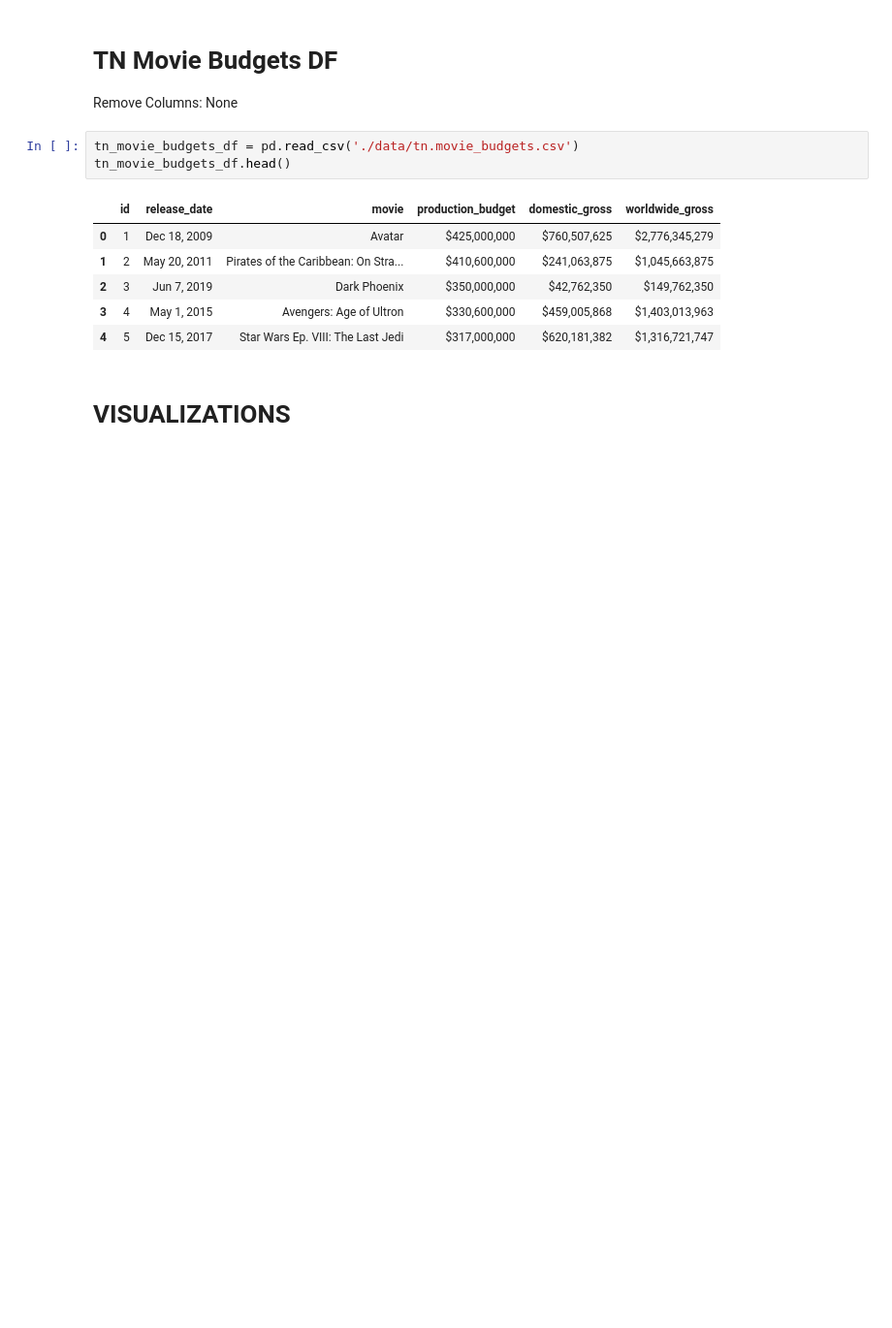
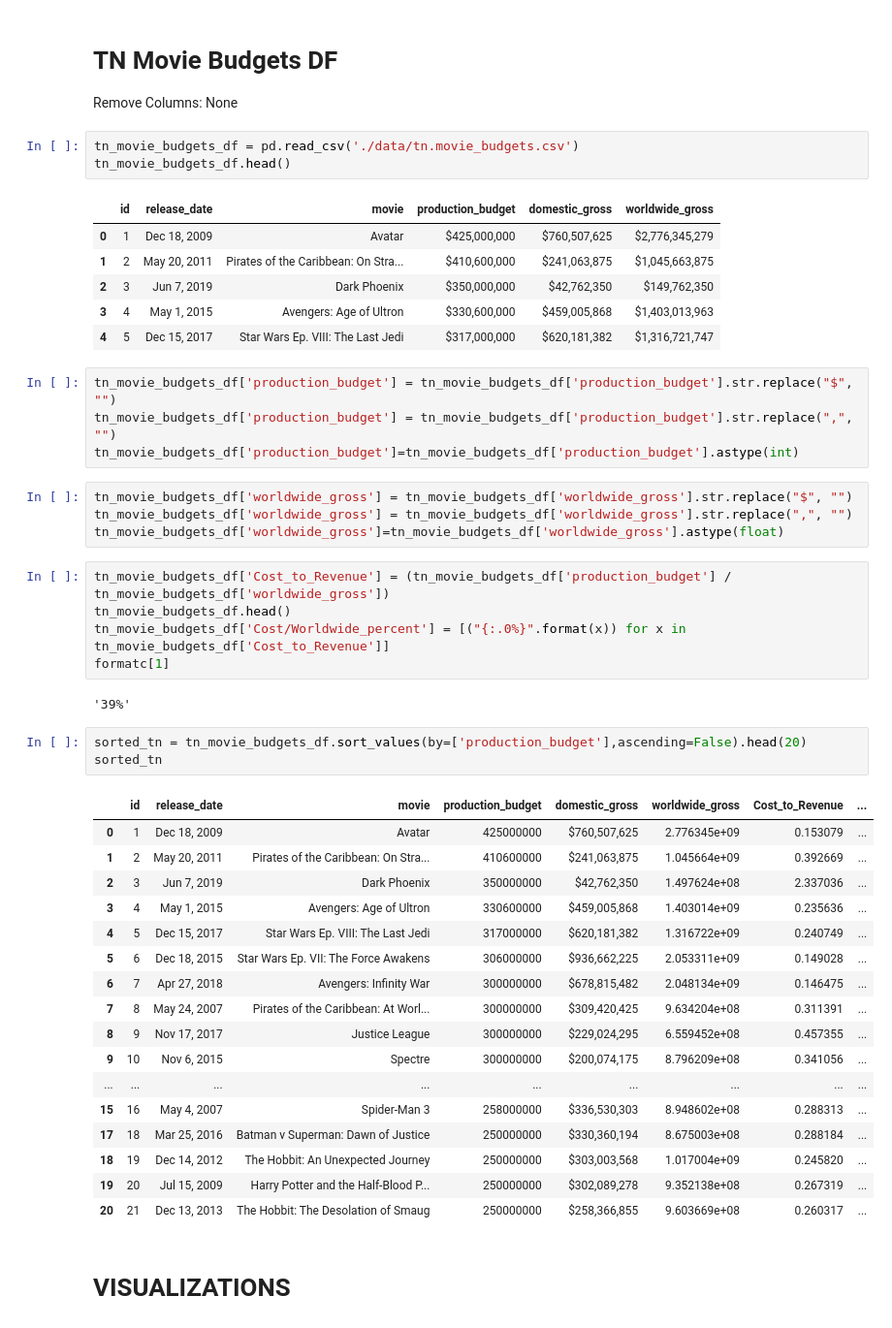
Before and after one commit to charlesmpan/FilmStudioMovieRec, a Jupyter notebook: final_notebook-Kev.ipynb, the cells around one changed output. Shown: that part at 97% size. Saved outputs shown, nothing was run; the diff lists cells and outputs as text; blank space fills up the shorter version.

```diff
--- a/final_notebook-Kev.ipynb
+++ b/final_notebook-Kev.ipynb
@@ -249,5 +250,41 @@ tn_movie_budgets_df.head()
 | 2 | 3 | Jun 7, 2019 | Dark Phoenix | $350,000,000 | $42,762,350 | $149,762,350 |
 | 3 | 4 | May 1, 2015 | Avengers: Age of Ultron | $330,600,000 | $459,005,868 | $1,403,013,963 |
 | 4 | 5 | Dec 15, 2017 | Star Wars Ep. VIII: The Last Jedi | $317,000,000 | $620,181,382 | $1,316,721,747 |
+# %%
+tn_movie_budgets_df['production_budget'] = tn_movie_budgets_df['production_budget'].str.replace("$", "")
+tn_movie_budgets_df['production_budget'] = tn_movie_budgets_df['production_budget'].str.replace(",", "")
+tn_movie_budgets_df['production_budget']=tn_movie_budgets_df['production_budget'].astype(int)
+# %%
+tn_movie_budgets_df['worldwide_gross'] = tn_movie_budgets_df['worldwide_gross'].str.replace("$", "")
+tn_movie_budgets_df['worldwide_gross'] = tn_movie_budgets_df['worldwide_gross'].str.replace(",", "")
+tn_movie_budgets_df['worldwide_gross']=tn_movie_budgets_df['worldwide_gross'].astype(float)
+# %%
+tn_movie_budgets_df['Cost_to_Revenue'] = (tn_movie_budgets_df['production_budget'] / tn_movie_budgets_df['worldwide_gross'])
+tn_movie_budgets_df.head()
+tn_movie_budgets_df['Cost/Worldwide_percent'] = [("{:.0%}".format(x)) for x in tn_movie_budgets_df['Cost_to_Revenue']]
+formatc[1]
+# %% [output]
+'39%'
+# %%
+sorted_tn = tn_movie_budgets_df.sort_values(by=['production_budget'],ascending=False).head(20)
+sorted_tn
+# %% [output]
+|  | id | release_date | movie | production_budget | domestic_gross | worldwide_gross | Cost_to_Revenue | ... |
+| 0 | 1 | Dec 18, 2009 | Avatar | 425000000 | $760,507,625 | 2.776345e+09 | 0.153079 | ... |
+| 1 | 2 | May 20, 2011 | Pirates of the Caribbean: On Stra... | 410600000 | $241,063,875 | 1.045664e+09 | 0.392669 | ... |
+| 2 | 3 | Jun 7, 2019 | Dark Phoenix | 350000000 | $42,762,350 | 1.497624e+08 | 2.337036 | ... |
+| 3 | 4 | May 1, 2015 | Avengers: Age of Ultron | 330600000 | $459,005,868 | 1.403014e+09 | 0.235636 | ... |
+| 4 | 5 | Dec 15, 2017 | Star Wars Ep. VIII: The Last Jedi | 317000000 | $620,181,382 | 1.316722e+09 | 0.240749 | ... |
+| 5 | 6 | Dec 18, 2015 | Star Wars Ep. VII: The Force Awakens | 306000000 | $936,662,225 | 2.053311e+09 | 0.149028 | ... |
+| 6 | 7 | Apr 27, 2018 | Avengers: Infinity War | 300000000 | $678,815,482 | 2.048134e+09 | 0.146475 | ... |
+| 7 | 8 | May 24, 2007 | Pirates of the Caribbean: At Worl... | 300000000 | $309,420,425 | 9.634204e+08 | 0.311391 | ... |
+| 8 | 9 | Nov 17, 2017 | Justice League | 300000000 | $229,024,295 | 6.559452e+08 | 0.457355 | ... |
+| 9 | 10 | Nov 6, 2015 | Spectre | 300000000 | $200,074,175 | 8.796209e+08 | 0.341056 | ... |
+| ... | ... | ... | ... | ... | ... | ... | ... | ... |
+| 15 | 16 | May 4, 2007 | Spider-Man 3 | 258000000 | $336,530,303 | 8.948602e+08 | 0.288313 | ... |
+| 17 | 18 | Mar 25, 2016 | Batman v Superman: Dawn of Justice | 250000000 | $330,360,194 | 8.675003e+08 | 0.288184 | ... |
+| 18 | 19 | Dec 14, 2012 | The Hobbit: An Unexpected Journey | 250000000 | $303,003,568 | 1.017004e+09 | 0.245820 | ... |
+| 19 | 20 | Jul 15, 2009 | Harry Potter and the Half-Blood P... | 250000000 | $302,089,278 | 9.352138e+08 | 0.267319 | ... |
+| 20 | 21 | Dec 13, 2013 | The Hobbit: The Desolation of Smaug | 250000000 | $258,366,855 | 9.603669e+08 | 0.260317 | ... |
 # %% [markdown]
 # VISUALIZATIONS
```
Also changed, not shown: parts of 12 cells of this notebook.
